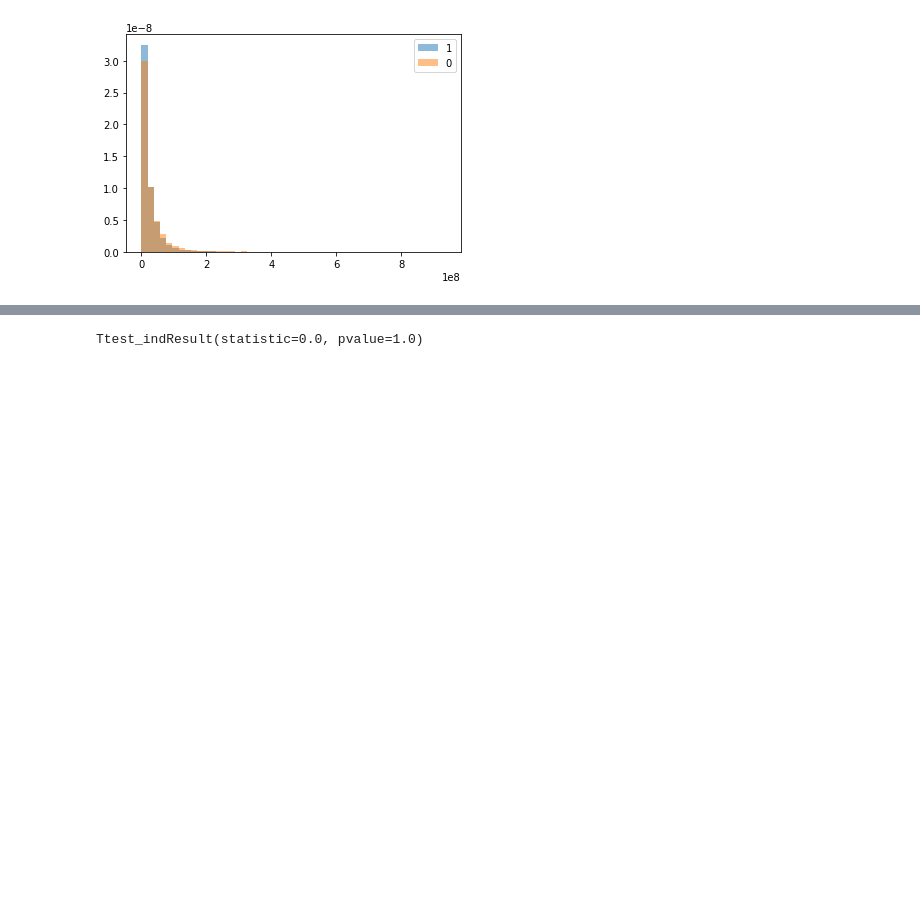
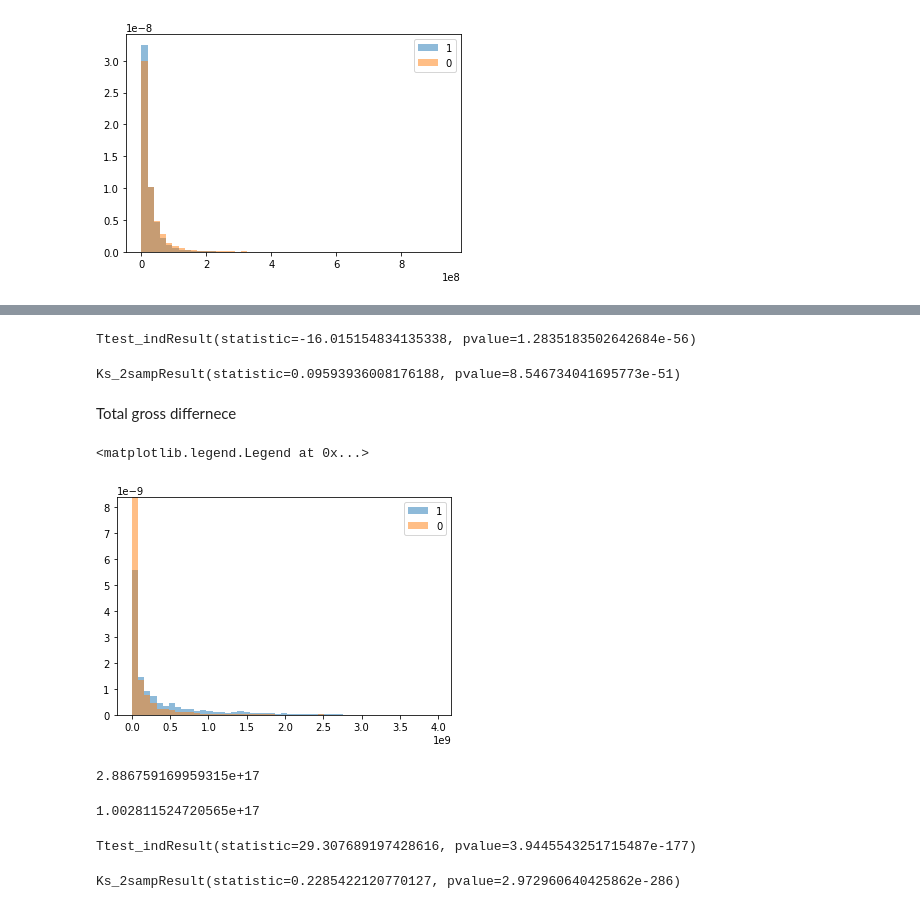
Before and after one commit to marlinfiggins/West-Coast-Datathon-F2020, a Jupyter notebook: notebooks/Covariate_testing.ipynb, the cells around one changed output, grey strips where cells are left out. Cells and saved outputs as stored; diff of their text form; code cells hidden in the pictures; blank space fills up the shorter version.

```diff
--- a/notebooks/Covariate_testing.ipynb
+++ b/notebooks/Covariate_testing.ipynb
@@ -160,8 +189,41 @@ np.var(df[df["collab indicator"] == 0].mean_gross_diff.values)
 # %%
-from scipy.stats import ttest_ind
-
 ttest_ind(df[df["collab indicator"] == 1].mean_gross_diff.values,
-                      df[df["collab indicator"] == 1].mean_gross_diff.values,
+                      df[df["collab indicator"] == 0].mean_gross_diff.values,
                       equal_var=False)
 # %% [output]
-Ttest_indResult(statistic=0.0, pvalue=1.0)
+Ttest_indResult(statistic=-16.015154834135338, pvalue=1.2835183502642684e-56)
+# %%
+ks_2samp(df[df["collab indicator"] == 1].mean_gross_diff.values,
+                      df[df["collab indicator"] == 0].mean_gross_diff.values)
+# %% [output]
+Ks_2sampResult(statistic=0.09593936008176188, pvalue=8.546734041695773e-51)
+# %% [markdown]
+Total gross differnece
+# %%
+bins = np.linspace(min(df.total_gross_diff.values), max(df.total_gross_diff.values), 50)
+# %%
+plt.hist(df[df["collab indicator"] == 1].total_gross_diff.values, density = True, bins = bins, label = "1", alpha = 0.5)
+plt.hist(df[df["collab indicator"] == 0].total_gross_diff.values, density = True, bins = bins, label = "0", alpha = 0.5)
+plt.legend()
+# %% [output]
+<matplotlib.legend.Legend at 0x...>
+[figure, added]
+# %%
+np.var(df[df["collab indicator"] == 1].total_gross_diff.values)
+# %% [output]
+2.886759169959315e+17
+# %%
+np.var(df[df["collab indicator"] == 0].total_gross_diff.values)
+# %% [output]
+1.002811524720565e+17
+# %%
+ttest_ind(df[df["collab indicator"] == 1].total_gross_diff.values,
+                      df[df["collab indicator"] == 0].total_gross_diff.values,
+                      equal_var=False)
+# %% [output]
+Ttest_indResult(statistic=29.307689197428616, pvalue=3.9445543251715487e-177)
+# %%
+ks_2samp(df[df["collab indicator"] == 1].total_gross_diff.values,
+                      df[df["collab indicator"] == 0].total_gross_diff.values)
+# %% [output]
+Ks_2sampResult(statistic=0.2285422120770127, pvalue=2.972960640425862e-286)
```
Also changed, not shown: parts of 46 cells of this notebook.
